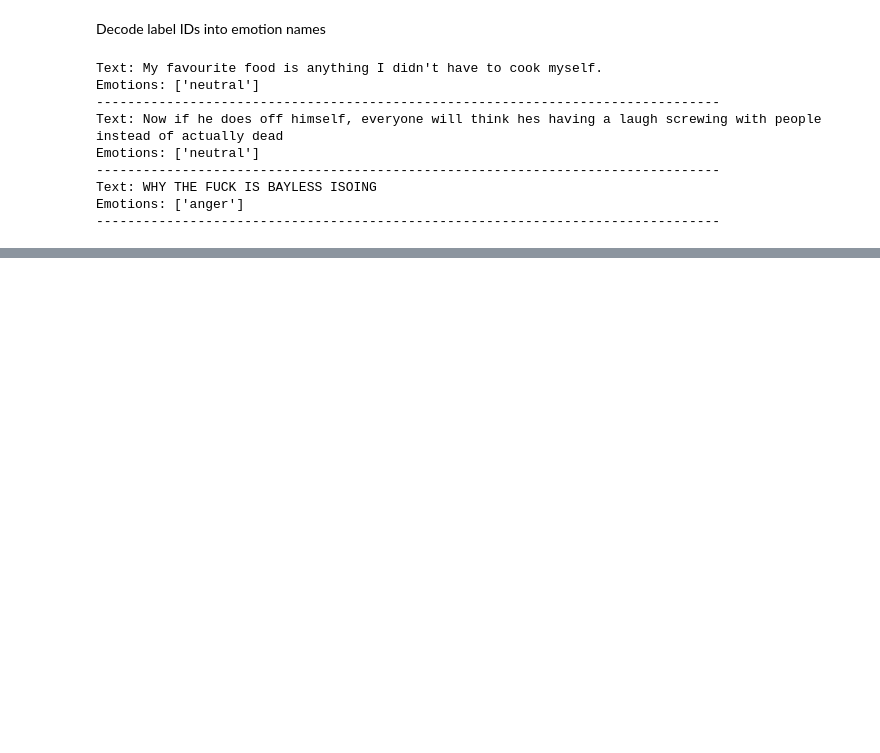
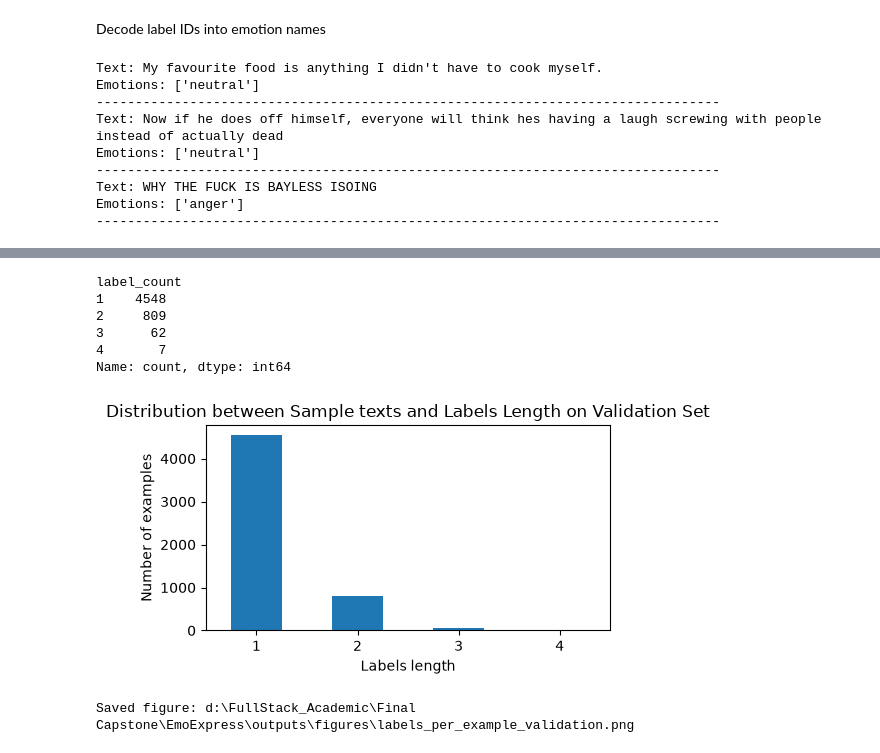
Before and after one commit to nelsonKat0522/AI_EmotionExpress, a Jupyter notebook: notebooks/00_Data_Exploration_and_Preprocessing.ipynb, the cells around one changed output, grey strips where cells are left out. Saved outputs shown, nothing was run; the diff lists cells and outputs as text; code cells hidden in the pictures; blank space fills up the shorter version.

```diff
--- a/notebooks/00_Data_Exploration_and_Preprocessing.ipynb
+++ b/notebooks/00_Data_Exploration_and_Preprocessing.ipynb
@@ -143,0 +301,26 @@ Emotions: ['anger']
+# %%
+# print counting number of labels in validation set
+print(label_count_validation_df)
+# plot
+plt.figure(figsize=(5, 3))
+label_count_validation_df.plot(kind="bar")
+plt.title("Distribution between Sample texts and Labels Length on Validation Set")
+plt.xlabel("Labels length")
+plt.ylabel("Number of examples")
+plt.xticks(rotation=0)
+plt.tight_layout()
+
+figure_path = FIGURE_DIR / "labels_per_example_validation.png"
+plt.savefig(figure_path, dpi=300)
+plt.show()
+
+print("Saved figure:", figure_path)
+# %% [output]
+label_count
+1    4548
+2     809
+3      62
+4       7
+Name: count, dtype: int64
+[figure, added]
+Saved figure: d:\FullStack_Academic\Final Capstone\EmoExpress\outputs\figures\labels_per_example_validation.png
```
Also changed, not shown: parts of 49 cells of this notebook, 8 other files.
